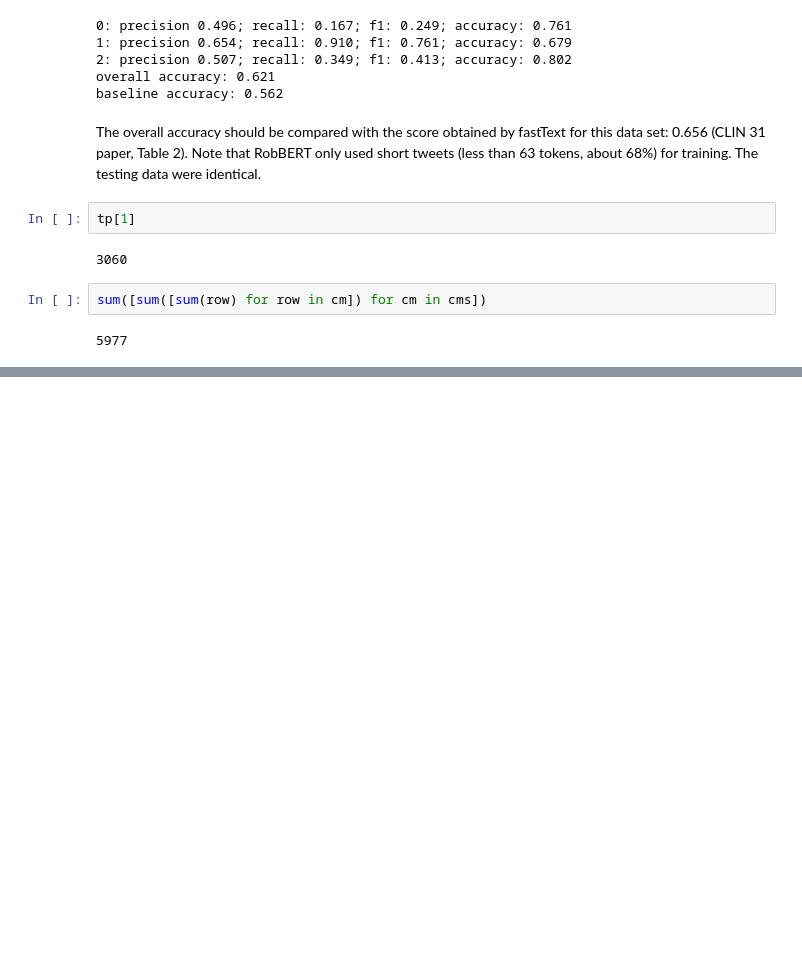
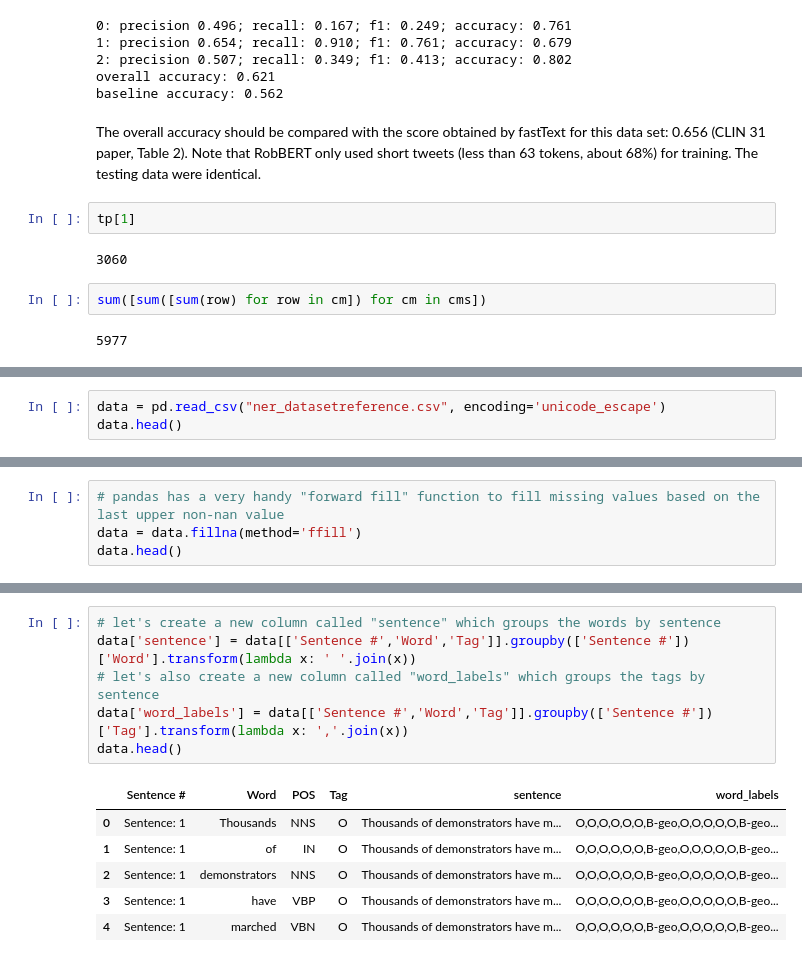
Before and after one commit to FilterBubbleErik/transformers, a Jupyter notebook: test.ipynb, the cells around one changed output, grey strips where cells are left out. Drawn from its saved outputs; the diff is of its cells as text; blank space fills up the shorter version.

```diff
--- a/test.ipynb
+++ b/test.ipynb
@@ -1126,0 +1183,3 @@ sum([sum([sum(row) for row in cm]) for cm in cms])
+# %%
+data = pd.read_csv("ner_datasetreference.csv", encoding='unicode_escape')
+data.head()
@@ -1126,0 +1262,4 @@ sum([sum([sum(row) for row in cm]) for cm in cms])
+# %%
+# pandas has a very handy "forward fill" function to fill missing values based on the last upper non-nan value
+data = data.fillna(method='ffill')
+data.head()
@@ -1126,0 +1273,13 @@ sum([sum([sum(row) for row in cm]) for cm in cms])
+# %%
+# let's create a new column called "sentence" which groups the words by sentence
+data['sentence'] = data[['Sentence #','Word','Tag']].groupby(['Sentence #'])['Word'].transform(lambda x: ' '.join(x))
+# let's also create a new column called "word_labels" which groups the tags by sentence
+data['word_labels'] = data[['Sentence #','Word','Tag']].groupby(['Sentence #'])['Tag'].transform(lambda x: ','.join(x))
+data.head()
+# %% [output]
+|  | Sentence # | Word | POS | Tag | sentence | word_labels |
+| 0 | Sentence: 1 | Thousands | NNS | O | Thousands of demonstrators have m... | O,O,O,O,O,O,B-geo,O,O,O,O,O,B-geo... |
+| 1 | Sentence: 1 | of | IN | O | Thousands of demonstrators have m... | O,O,O,O,O,O,B-geo,O,O,O,O,O,B-geo... |
+| 2 | Sentence: 1 | demonstrators | NNS | O | Thousands of demonstrators have m... | O,O,O,O,O,O,B-geo,O,O,O,O,O,B-geo... |
+| 3 | Sentence: 1 | have | VBP | O | Thousands of demonstrators have m... | O,O,O,O,O,O,B-geo,O,O,O,O,O,B-geo... |
+| 4 | Sentence: 1 | marched | VBN | O | Thousands of demonstrators have m... | O,O,O,O,O,O,B-geo,O,O,O,O,O,B-geo... |
```
Also changed, not shown: parts of 49 cells of this notebook.
